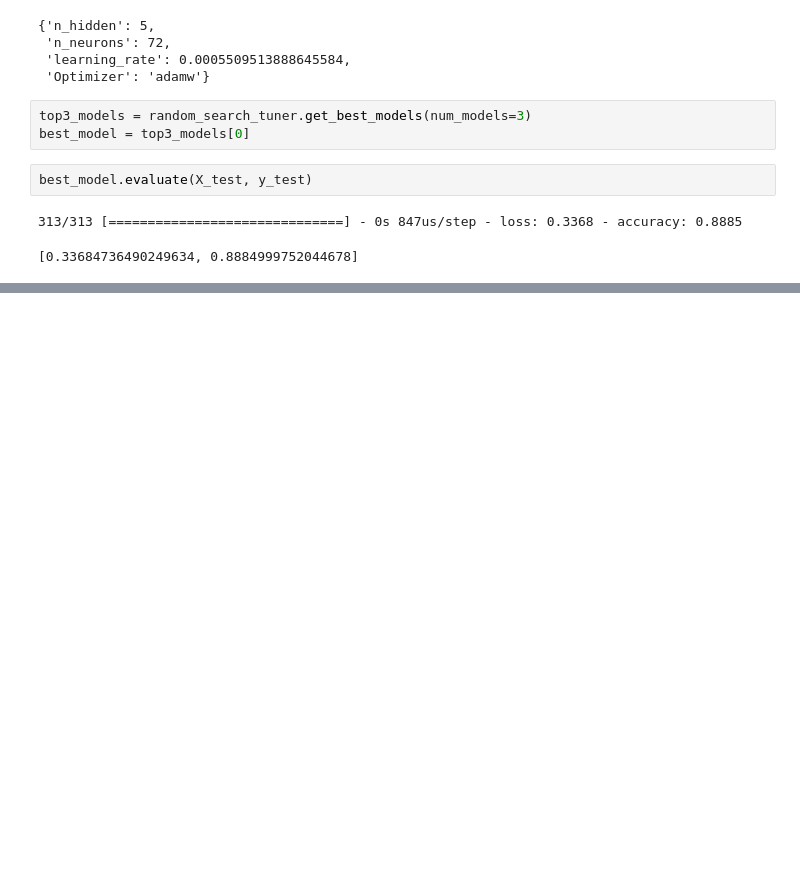
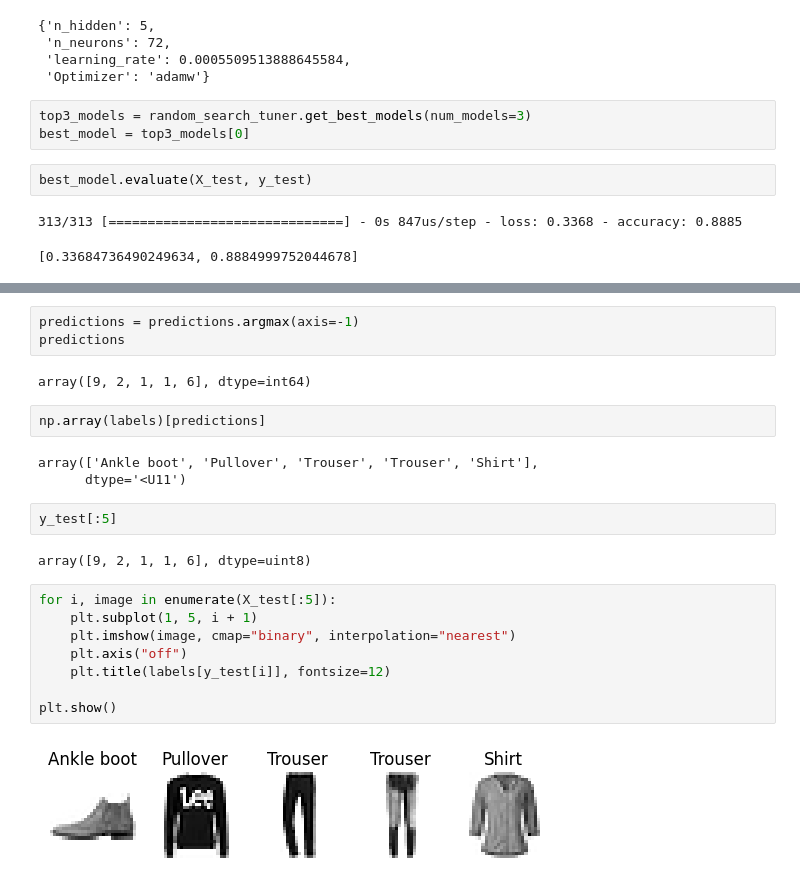
Before and after one commit to Kaleabtaye/deep-learning-projects, a Jupyter notebook: fashion_mnist_tf/fashion_mnist.ipynb, the cells around one changed output, grey strips where cells are left out. Cells and saved outputs as stored; diff of their text form; blank space fills up the shorter version.

```diff
--- a/fashion_mnist_tf/fashion_mnist.ipynb
+++ b/fashion_mnist_tf/fashion_mnist.ipynb
@@ -218,0 +383,24 @@ best_model.evaluate(X_test, y_test)
+# %%
+predictions = predictions.argmax(axis=-1)
+predictions
+# %% [output]
+array([9, 2, 1, 1, 6], dtype=int64)
+# %%
+np.array(labels)[predictions]
+# %% [output]
+array(['Ankle boot', 'Pullover', 'Trouser', 'Trouser', 'Shirt'],
+      dtype='<U11')
+# %%
+y_test[:5]
+# %% [output]
+array([9, 2, 1, 1, 6], dtype=uint8)
+# %%
+for i, image in enumerate(X_test[:5]):
+    plt.subplot(1, 5, i + 1)
+    plt.imshow(image, cmap="binary", interpolation="nearest")
+    plt.axis("off")
+    plt.title(labels[y_test[i]], fontsize=12)
+
+plt.show()
+# %% [output]
+[figure, added]
```
Also changed, not shown: parts of 18 cells of this notebook.
